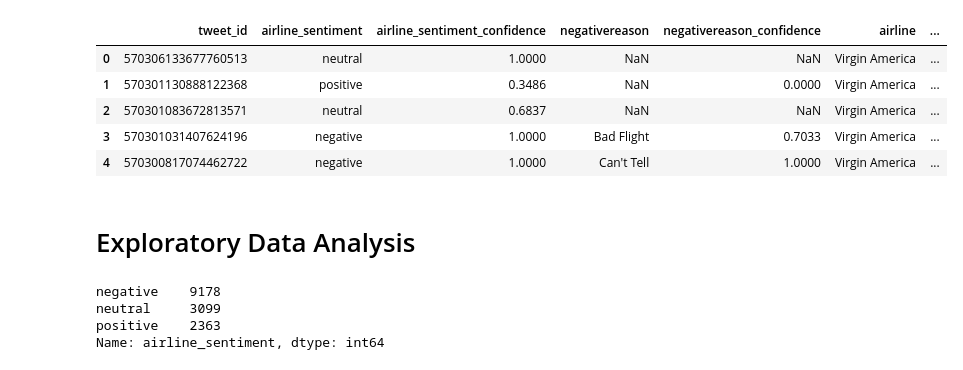
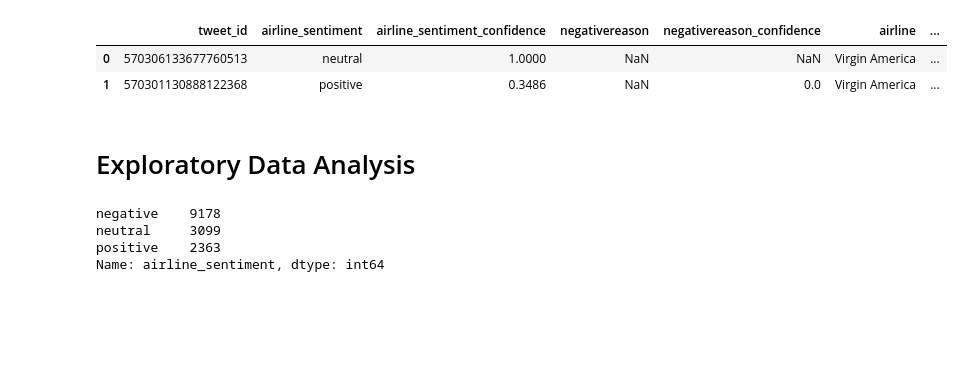
Before and after one commit to stevesong1121/Springboard-Course-Capstone-Project-2, a Jupyter notebook: Capstone Project 2 .ipynb, the cells around one changed output. Drawn from its saved outputs; the diff is of its cells as text; code cells hidden in the pictures; blank space fills up the shorter version.

```diff
--- a/Capstone Project 2 .ipynb
+++ b/Capstone Project 2 .ipynb
@@ -40,16 +43,13 @@ stopword_list.remove('no')
 stopword_list.remove('not')
 # %%
 ##Import dataset
-df = pd.read_csv("/Data Science/DSC/Natural Language Processing/dataset/Tweets.csv")
+df = pd.read_csv("/Data Science/DSC/Natural Language Processing.bin/dataset/Tweets.csv")
 # %%
-df.head()
+df.head(2)
 # %% [output]
 |  | tweet_id | airline_sentiment | airline_sentiment_confidence | negativereason | negativereason_confidence | airline | ... |
 | 0 | 570306133677760513 | neutral | 1.0000 | NaN | NaN | Virgin America | ... |
-| 1 | 570301130888122368 | positive | 0.3486 | NaN | 0.0000 | Virgin America | ... |
-| 2 | 570301083672813571 | neutral | 0.6837 | NaN | NaN | Virgin America | ... |
-| 3 | 570301031407624196 | negative | 1.0000 | Bad Flight | 0.7033 | Virgin America | ... |
-| 4 | 570300817074462722 | negative | 1.0000 | Can't Tell | 1.0000 | Virgin America | ... |
+| 1 | 570301130888122368 | positive | 0.3486 | NaN | 0.0 | Virgin America | ... |
 # %% [markdown]
 # Exploratory Data Analysis
 # %%
```
Also changed, not shown: parts of 34 cells of this notebook.
